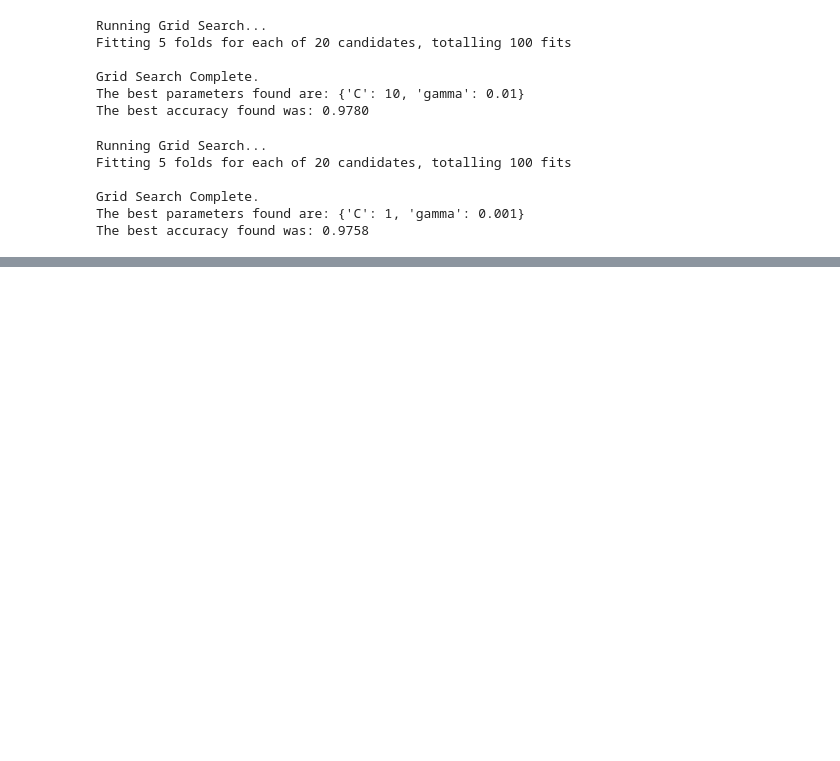
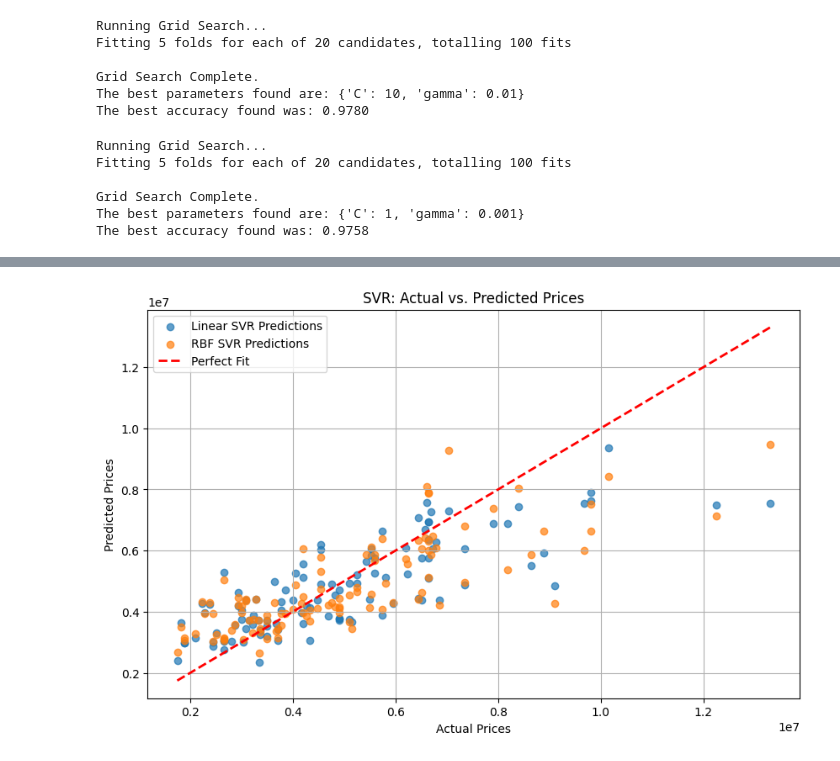
Before and after one commit to juantijero/ML_HW, a Jupyter notebook: HW4.ipynb, the cells around one changed output, grey strips where cells are left out. Saved outputs shown, nothing was run; the diff lists cells and outputs as text; code cells hidden in the pictures; blank space fills up the shorter version.

```diff
--- a/HW4.ipynb
+++ b/HW4.ipynb
@@ -208,0 +292,81 @@ The best accuracy found was: 0.9758
+# %%
+import pandas as pd
+import numpy as np
+import matplotlib.pyplot as plt
+from sklearn.model_selection import train_test_split
+from sklearn.preprocessing import StandardScaler
+from sklearn.svm import SVR
+from sklearn.metrics import r2_score, mean_squared_error
+
+# 1. Load and prepare the housing data
+# (Make sure your 'Housing.csv' file is uploaded to Colab)
+try:
+    df = pd.read_csv('Housing.csv')
+except FileNotFoundError:
+    print("ERROR: 'Housing.csv' not found. Please upload it to your Colab session.")
+
+# Convert all 'yes'/'no' columns to 1/0
+categorical_features = ['mainroad', 'guestroom', 'basement', 'hotwaterheating', 'airconditioning', 'prefarea']
+for feature in categorical_features:
+    df[feature] = df[feature].map({'yes': 1, 'no': 0})
+
+# 2. Define X and y from the prompt's feature list
+feature_names = [
+    'area', 'bedrooms', 'bathrooms', 'stories', 'mainroad', 'guestroom',
+    'basement', 'hotwaterheating', 'airconditioning', 'parking', 'prefarea'
+]
+X = df[feature_names]
+y = df['price']
+
+# 3. Split the data
+X_train, X_val, y_train, y_val = train_test_split(X, y, test_size=0.2, random_state=42)
+
+# 4. Scale X and y (CRITICAL for SVR)
+x_scaler = StandardScaler()
+X_train_scaled = x_scaler.fit_transform(X_train)
+X_val_scaled = x_scaler.transform(X_val)
+
+y_scaler = StandardScaler()
+# Reshape y to be a 2D column for the scaler
+y_train_scaled = y_scaler.fit_transform(y_train.to_numpy().reshape(-1, 1))
+y_val_scaled = y_scaler.transform(y_val.to_numpy().reshape(-1, 1))
+
+# 5. Train and test LINEAR SVR
+print("Training Linear SVR...")
+linear_svr = SVR(kernel='linear')
+linear_svr.fit(X_train_scaled, y_train_scaled.ravel()) # .ravel() flattens the y-array
+y_pred_linear_scaled = linear_svr.predict(X_val_scaled)
+
+# 6. Train and test NON-LINEAR (RBF) SVR
+print("Training RBF SVR...")
+rbf_svr = SVR(kernel='rbf')
+rbf_svr.fit(X_train_scaled, y_train_scaled.ravel())
+y_pred_rbf_scaled = rbf_svr.predict(X_val_scaled)
+
+# 7. Inverse transform predictions to get actual dollar amounts
+y_pred_linear = y_scaler.inverse_transform(y_pred_linear_scaled.reshape(-1, 1))
+y_pred_rbf = y_scaler.inverse_transform(y_pred_rbf_scaled.reshape(-1, 1))
+
+# 8. Print metrics
+print("\n--- SVR Regression Results ---")
+print(f"Linear SVR R-squared (R²): {r2_score(y_val, y_pred_linear):.4f}")
+# FIXED: Calculate RMSE by taking the square root of MSE
+print(f"Linear SVR RMSE: {np.sqrt(mean_squared_error(y_val, y_pred_linear)):.2f}")
+print("---")
+print(f"RBF SVR R-squared (R²): {r2_score(y_val, y_pred_rbf):.4f}")
+# FIXED: Do the same for the RBF model
+print(f"RBF SVR RMSE: {np.sqrt(mean_squared_error(y_val, y_pred_rbf)):.2f}")
+
+# 9. Plot the results
+plt.figure(figsize=(10, 6))
+plt.scatter(y_val, y_pred_linear, alpha=0.7, label='Linear SVR Predictions')
+plt.scatter(y_val, y_pred_rbf, alpha=0.7, label='RBF SVR Predictions')
+# Plot the "perfect fit" line
+plt.plot([y_val.min(), y_val.max()], [y_val.min(), y_val.max()], 'r--', lw=2, label='Perfect Fit')
+plt.xlabel("Actual Prices")
+plt.ylabel("Predicted Prices")
+plt.title("SVR: Actual vs. Predicted Prices")
+plt.legend()
+plt.grid(True)
+plt.show()
+# %% [output]
@@ -208,0 +382 @@ The best accuracy found was: 0.9758
+[figure, added]
```
Also changed, not shown: parts of 10 cells of this notebook.
